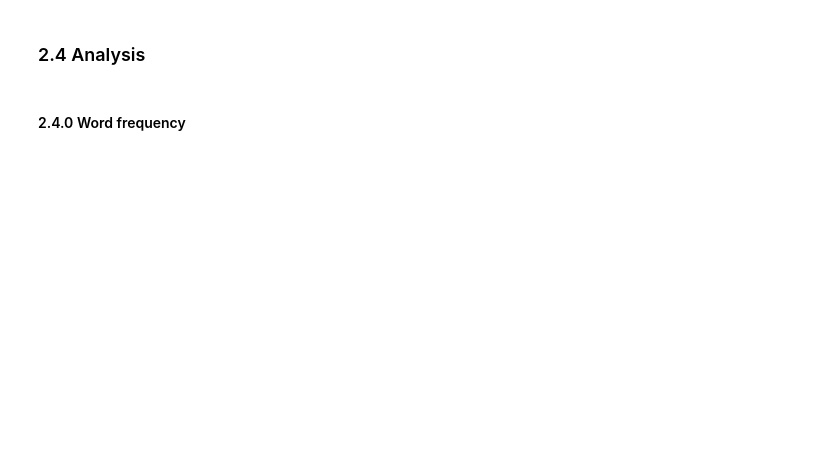
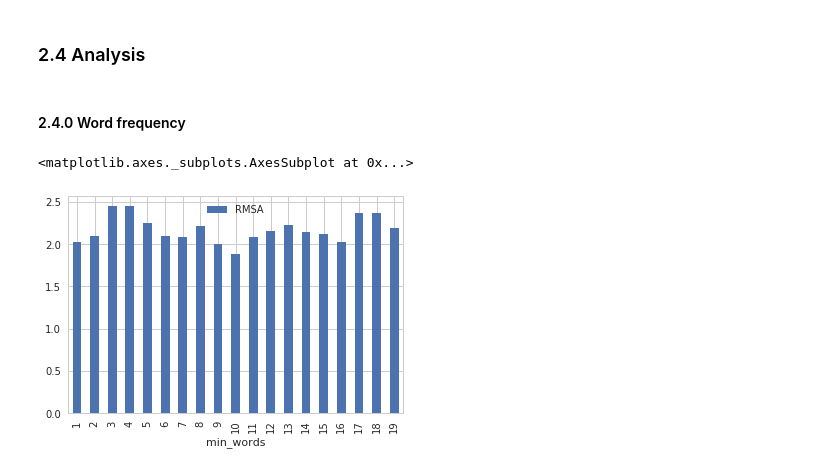
Before and after one commit to writ3it/AI_CellMe, a Jupyter notebook: main.ipynb, the cells around one changed output. Drawn from its saved outputs; the diff is of its cells as text; code cells hidden in the pictures; blank space fills up the shorter version.

```diff
--- a/main.ipynb
+++ b/main.ipynb
@@ -226,23 +184,0 @@ def dealing_with_reviews(data,stopwords,num_of_topics):
-# %%
-#test
-data = loader(train_file_path)
-
-data = dealing_with_reviews(data,stopwords,num_of_topics)
-# %%
-
-
-y = pd.factorize(data['Rating'])[0]
-data['Product Name'] = pd.factorize(data['Product Name'])[0]
-data['Brand Name'] = pd.factorize(data['Product Name'])[0]
-features = data.columns[:11].drop(['Rating','Reviews','Id'])
-
-X_train, X_test, y_train, y_test = train_test_split(data[features], y, test_size = 0.25, random_state = seed)
-
-
-clf = RandomForestClassifier(n_estimators=1,  random_state=seed)
-clf.fit(X_train, y_train)
-
-predictions = clf.predict(X_test)
-errors = abs(predictions - y_test)
-print('Mean Absolute Error:', round(np.mean(errors), 2), 'degrees.')
-print('RMSE:', mean_squared_error(y_test, predictions))
@@ -248,0 +251,12 @@ print('RMSE:', mean_squared_error(y_test, predictions))
+# %%
+
+RMSA = []
+for min_words in range(1,20):
+    rmsa = experiment(min_words)
+    RMSA.append((min_words,rmsa))
+
+df = pd.DataFrame(RMSA, columns=['min_words', 'RMSA'])
+df.plot(kind='bar', x='min_words')
+# %% [output]
+<matplotlib.axes._subplots.AxesSubplot at 0x...>
+[figure, added]
```
Also changed, not shown: parts of 17 cells of this notebook.
